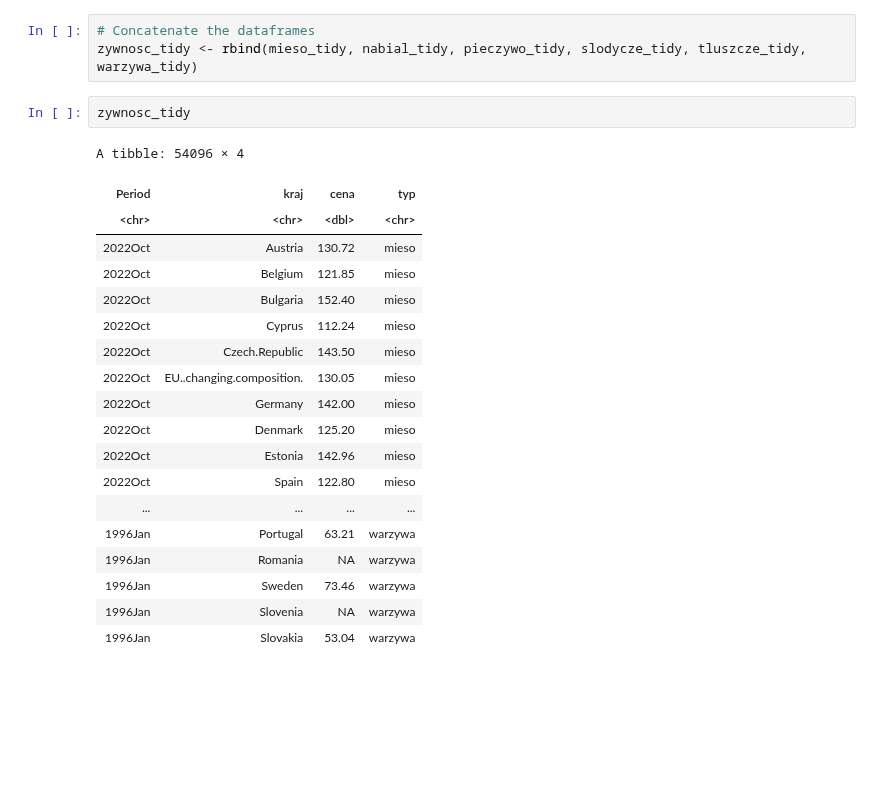
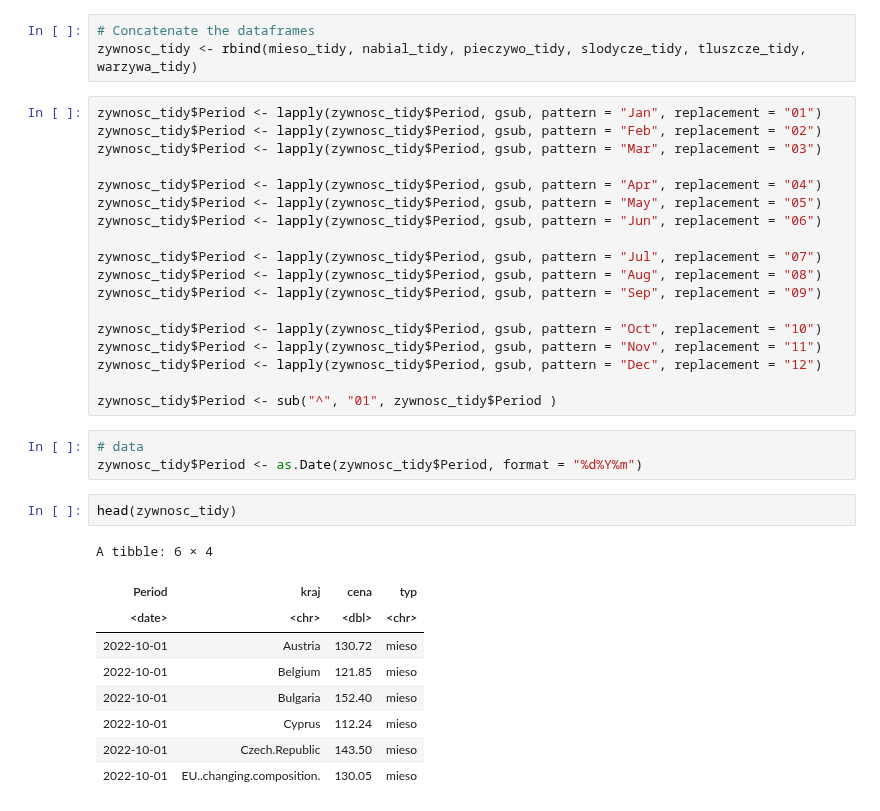
Before and after one commit to AdamixD/SAD_Projekt_1, a Jupyter notebook: Problem2.ipynb, the cells around one changed output. Cells and saved outputs as stored; diff of their text form; blank space fills up the shorter version.

```diff
--- a/Problem2.ipynb
+++ b/Problem2.ipynb
@@ -66,25 +68,36 @@ warzywa_tidy["typ"] = "warzywa"
 # %%
 # Concatenate the dataframes
 zywnosc_tidy <- rbind(mieso_tidy, nabial_tidy, pieczywo_tidy, slodycze_tidy, tluszcze_tidy, warzywa_tidy)
-# %%
-zywnosc_tidy
-# %% [output]
-A tibble: 54096 × 4
-| Period | kraj | cena | typ |
-| <chr> | <chr> | <dbl> | <chr> |
-| 2022Oct | Austria | 130.72 | mieso |
-| 2022Oct | Belgium | 121.85 | mieso |
-| 2022Oct | Bulgaria | 152.40 | mieso |
-| 2022Oct | Cyprus | 112.24 | mieso |
-| 2022Oct | Czech.Republic | 143.50 | mieso |
-| 2022Oct | EU..changing.composition. | 130.05 | mieso |
-| 2022Oct | Germany | 142.00 | mieso |
-| 2022Oct | Denmark | 125.20 | mieso |
-| 2022Oct | Estonia | 142.96 | mieso |
-| 2022Oct | Spain | 122.80 | mieso |
-| ... | ... | ... | ... |
-| 1996Jan | Portugal | 63.21 | warzywa |
-| 1996Jan | Romania | NA | warzywa |
-| 1996Jan | Sweden | 73.46 | warzywa |
-| 1996Jan | Slovenia | NA | warzywa |
-| 1996Jan | Slovakia | 53.04 | warzywa |
+# %%
+zywnosc_tidy$Period <- lapply(zywnosc_tidy$Period, gsub, pattern = "Jan", replacement = "01")
+zywnosc_tidy$Period <- lapply(zywnosc_tidy$Period, gsub, pattern = "Feb", replacement = "02")
+zywnosc_tidy$Period <- lapply(zywnosc_tidy$Period, gsub, pattern = "Mar", replacement = "03")
+
+zywnosc_tidy$Period <- lapply(zywnosc_tidy$Period, gsub, pattern = "Apr", replacement = "04")
+zywnosc_tidy$Period <- lapply(zywnosc_tidy$Period, gsub, pattern = "May", replacement = "05")
+zywnosc_tidy$Period <- lapply(zywnosc_tidy$Period, gsub, pattern = "Jun", replacement = "06")
+
+zywnosc_tidy$Period <- lapply(zywnosc_tidy$Period, gsub, pattern = "Jul", replacement = "07")
+zywnosc_tidy$Period <- lapply(zywnosc_tidy$Period, gsub, pattern = "Aug", replacement = "08")
+zywnosc_tidy$Period <- lapply(zywnosc_tidy$Period, gsub, pattern = "Sep", replacement = "09")
+
+zywnosc_tidy$Period <- lapply(zywnosc_tidy$Period, gsub, pattern = "Oct", replacement = "10")
+zywnosc_tidy$Period <- lapply(zywnosc_tidy$Period, gsub, pattern = "Nov", replacement = "11")
+zywnosc_tidy$Period <- lapply(zywnosc_tidy$Period, gsub, pattern = "Dec", replacement = "12")
+
+zywnosc_tidy$Period <- sub("^", "01", zywnosc_tidy$Period )
+# %%
+# data
+zywnosc_tidy$Period <- as.Date(zywnosc_tidy$Period, format = "%d%Y%m")
+# %%
+head(zywnosc_tidy)
+# %% [output]
+A tibble: 6 × 4
+| Period | kraj | cena | typ |
+| <date> | <chr> | <dbl> | <chr> |
+| 2022-10-01 | Austria | 130.72 | mieso |
+| 2022-10-01 | Belgium | 121.85 | mieso |
+| 2022-10-01 | Bulgaria | 152.40 | mieso |
+| 2022-10-01 | Cyprus | 112.24 | mieso |
+| 2022-10-01 | Czech.Republic | 143.50 | mieso |
+| 2022-10-01 | EU..changing.composition. | 130.05 | mieso |
```
Also changed, not shown: parts of 8 cells of this notebook.
